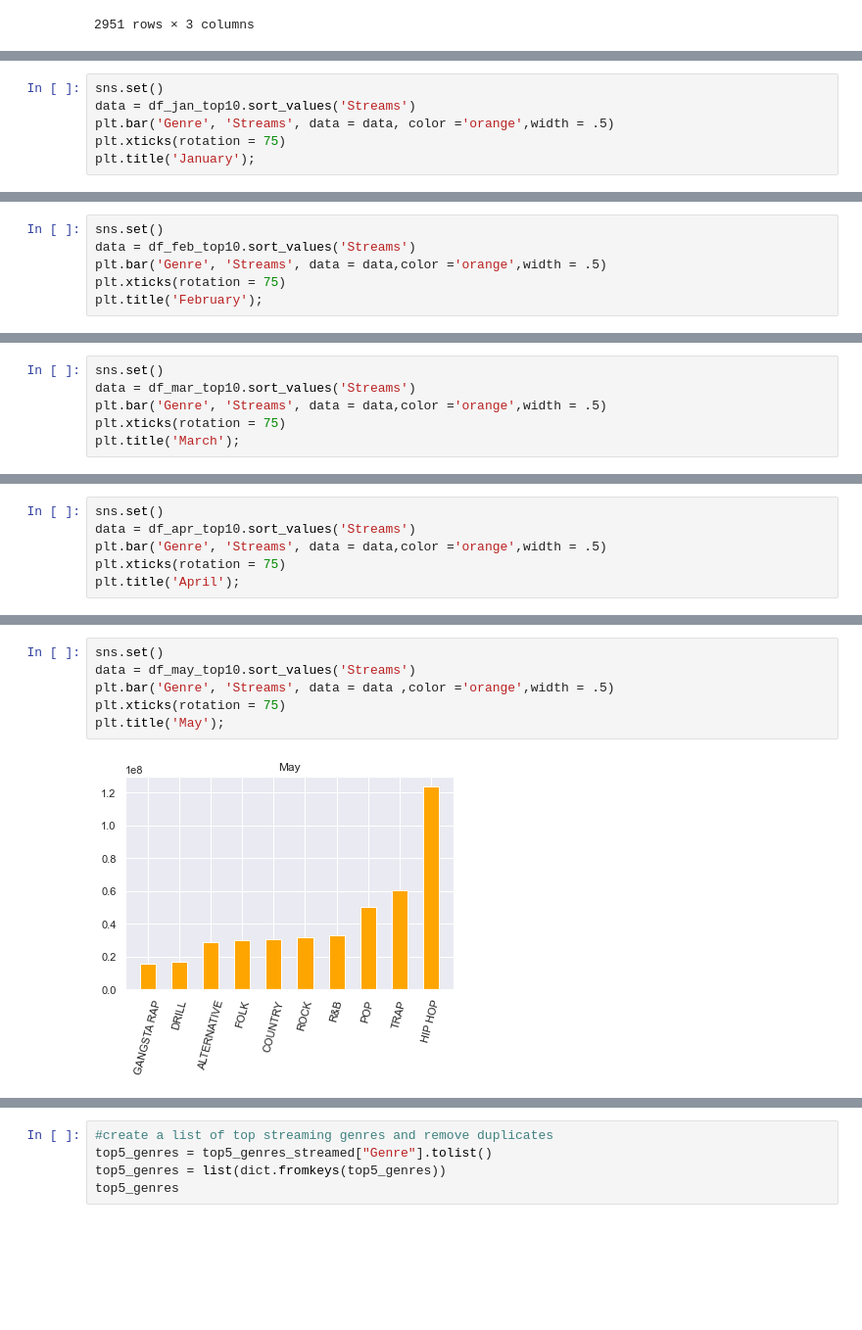
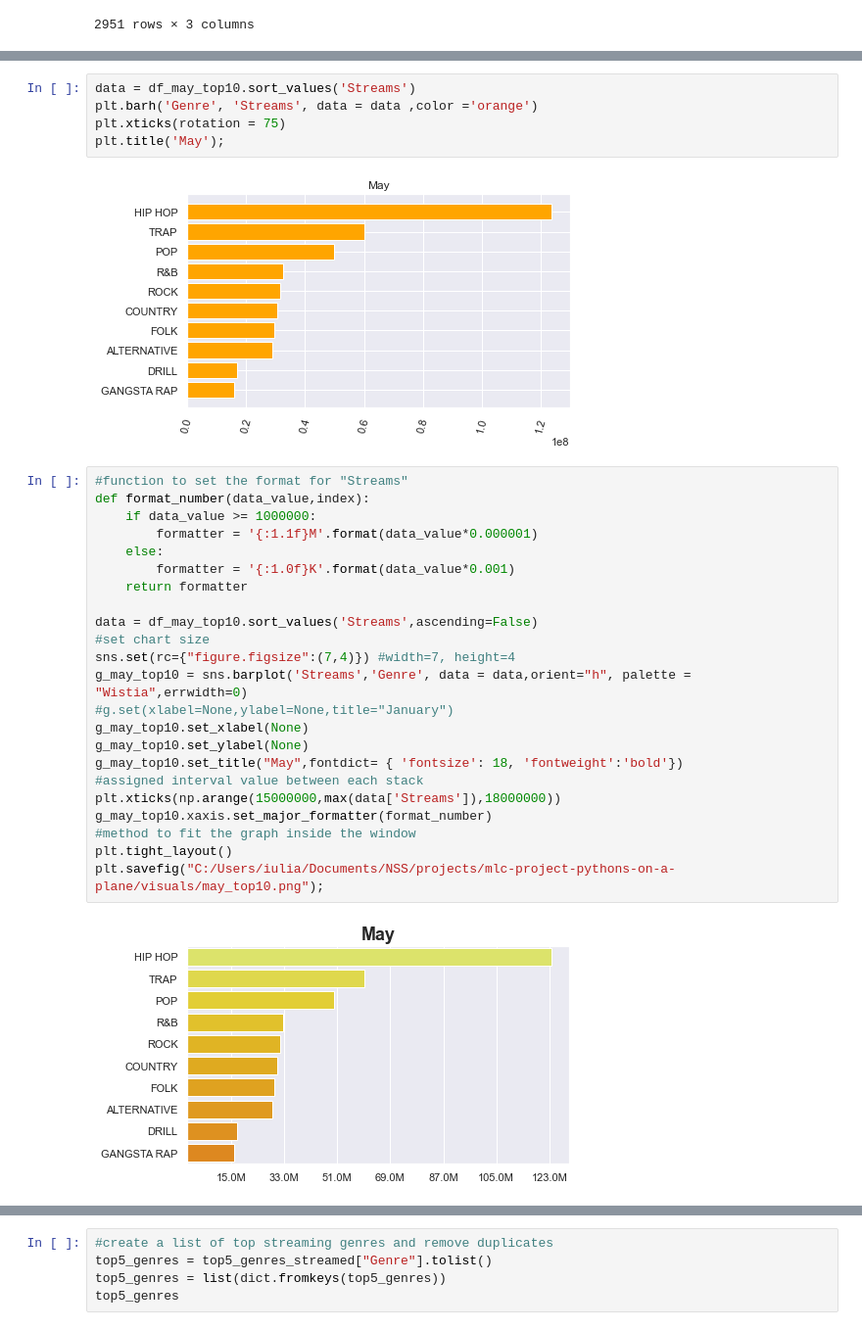
Before and after one commit to NSS-Data-Analytics-Cohort-6/mlc-project-pythons-on-a-plane, a Jupyter notebook: notebooks/MLC.ipynb, the cells around one changed output, grey strips where cells are left out. Shown at 98% size. Cells and saved outputs as stored; diff of their text form; blank space fills up the shorter version.

```diff
--- a/notebooks/MLC.ipynb
+++ b/notebooks/MLC.ipynb
@@ -428,6 +556,0 @@ df_may_top10
-# %%
-sns.set()
-data = df_jan_top10.sort_values('Streams')
-plt.bar('Genre', 'Streams', data = data, color ='orange',width = .5)
-plt.xticks(rotation = 75)
-plt.title('January');
@@ -436,6 +556,0 @@ plt.title('January');
-# %%
-sns.set()
-data = df_feb_top10.sort_values('Streams')
-plt.bar('Genre', 'Streams', data = data,color ='orange',width = .5)
-plt.xticks(rotation = 75)
-plt.title('February');
@@ -444,6 +556,0 @@ plt.title('February');
-# %%
-sns.set()
-data = df_mar_top10.sort_values('Streams')
-plt.bar('Genre', 'Streams', data = data,color ='orange',width = .5)
-plt.xticks(rotation = 75)
-plt.title('March');
@@ -452,6 +556,0 @@ plt.title('March');
-# %%
-sns.set()
-data = df_apr_top10.sort_values('Streams')
-plt.bar('Genre', 'Streams', data = data,color ='orange',width = .5)
-plt.xticks(rotation = 75)
-plt.title('April');
@@ -460,8 +557,32 @@ plt.title('April');
 # %%
-sns.set()
 data = df_may_top10.sort_values('Streams')
-plt.bar('Genre', 'Streams', data = data ,color ='orange',width = .5)
+plt.barh('Genre', 'Streams', data = data ,color ='orange')
 plt.xticks(rotation = 75)
 plt.title('May');
 # %% [output]
-[figure, old version]
+[figure, new version]
+# %%
+#function to set the format for "Streams"
+def format_number(data_value,index):
+    if data_value >= 1000000:
+        formatter = '{:1.1f}M'.format(data_value*0.000001)
+    else:
+        formatter = '{:1.0f}K'.format(data_value*0.001)
+    return formatter
+
+data = df_may_top10.sort_values('Streams',ascending=False)
+#set chart size
+sns.set(rc={"figure.figsize":(7,4)}) #width=7, height=4
+g_may_top10 = sns.barplot('Streams','Genre', data = data,orient="h", palette = "Wistia",errwidth=0)
+#g.set(xlabel=None,ylabel=None,title="January")
+g_may_top10.set_xlabel(None)
+g_may_top10.set_ylabel(None)
+g_may_top10.set_title("May",fontdict= { 'fontsize': 18, 'fontweight':'bold'})
+#assigned interval value between each stack
+plt.xticks(np.arange(15000000,max(data['Streams']),18000000))
+g_may_top10.xaxis.set_major_formatter(format_number)
+#method to fit the graph inside the window
+plt.tight_layout()
+plt.savefig("C:/Users/iulia/Documents/NSS/projects/mlc-project-pythons-on-a-plane/visuals/may_top10.png");
+# %% [output]
+[figure, added]
```
Also changed, not shown: parts of 36 cells of this notebook.
